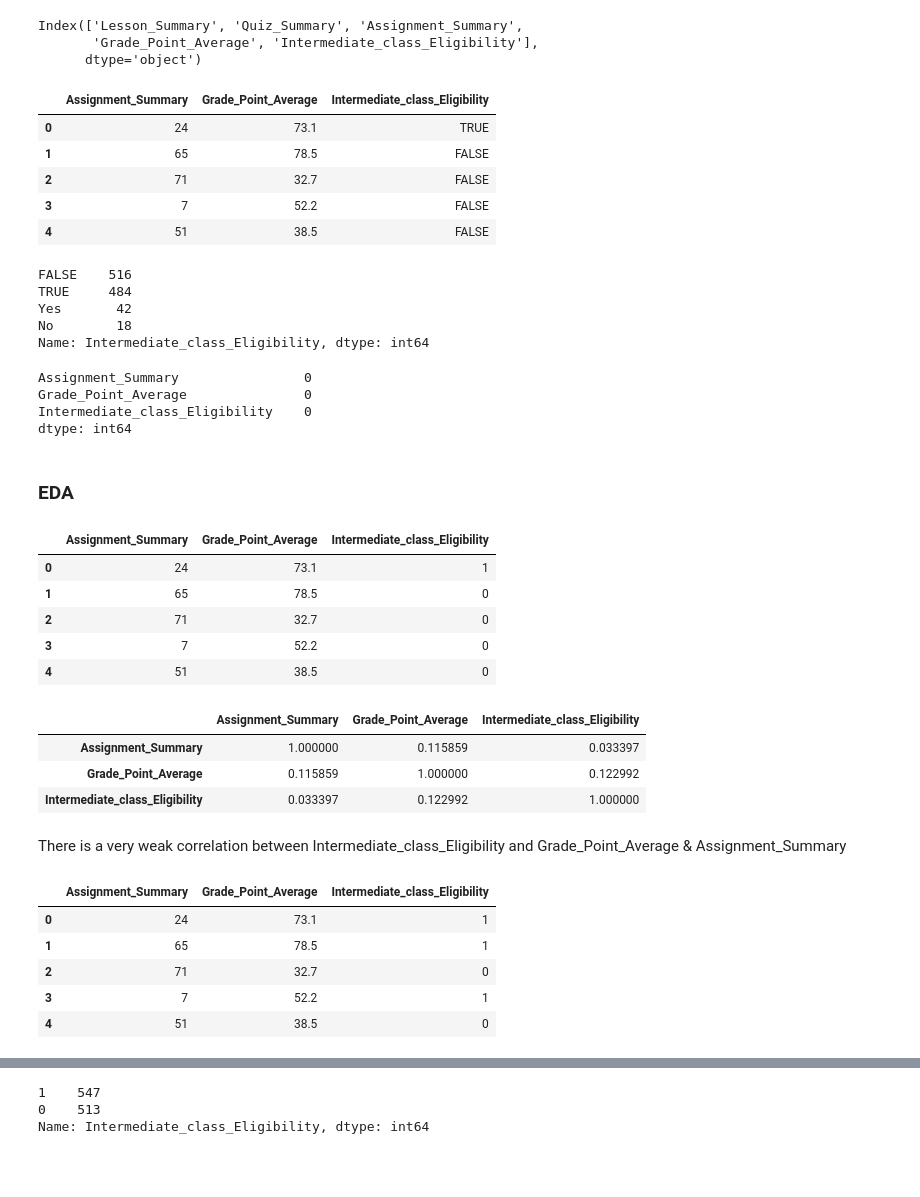
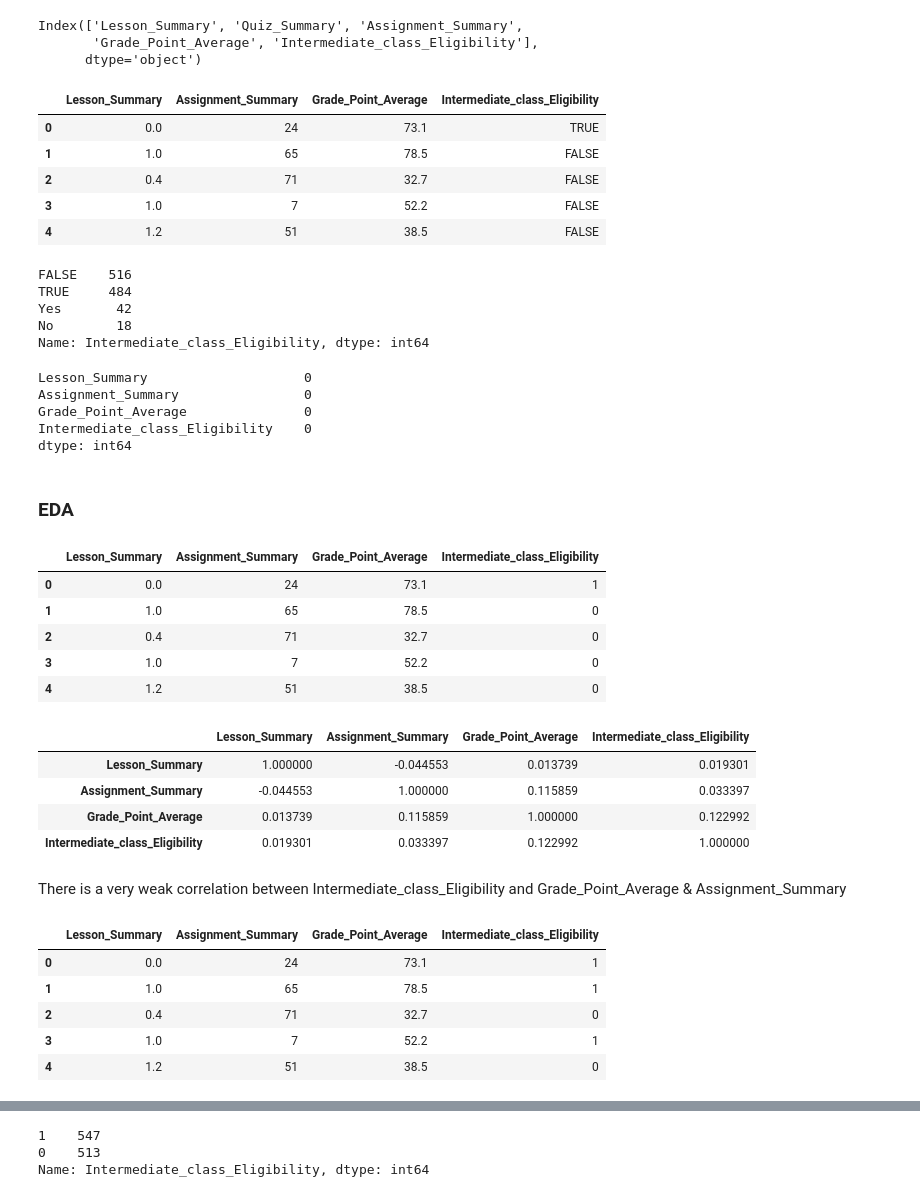
Before and after one commit to Anelawrence/citrone_classification, a Jupyter notebook: citrone_classification.ipynb, the cells around one changed output, grey strips where cells are left out. Saved outputs shown, nothing was run; the diff lists cells and outputs as text; code cells hidden in the pictures; blank space fills up the shorter version.

```diff
--- a/citrone_classification.ipynb
+++ b/citrone_classification.ipynb
@@ -52,15 +52,15 @@ Index(['Lesson_Summary', 'Quiz_Summary', 'Assignment_Summary',
       dtype='object')
 # %%
 # Remove two columns name 'Lesson_Summary', 'Quiz_Summary'
-df.drop(['Lesson_Summary', 'Quiz_Summary'], axis=1, inplace=True)
+df.drop(['Quiz_Summary'], axis=1, inplace=True)
 df.head()
 # %% [output]
-|  | Assignment_Summary | Grade_Point_Average | Intermediate_class_Eligibility |
-| 0 | 24 | 73.1 | TRUE |
-| 1 | 65 | 78.5 | FALSE |
-| 2 | 71 | 32.7 | FALSE |
-| 3 | 7 | 52.2 | FALSE |
-| 4 | 51 | 38.5 | FALSE |
+|  | Lesson_Summary | Assignment_Summary | Grade_Point_Average | Intermediate_class_Eligibility |
+| 0 | 0.0 | 24 | 73.1 | TRUE |
+| 1 | 1.0 | 65 | 78.5 | FALSE |
+| 2 | 0.4 | 71 | 32.7 | FALSE |
+| 3 | 1.0 | 7 | 52.2 | FALSE |
+| 4 | 1.2 | 51 | 38.5 | FALSE |
 # %%
 df.Intermediate_class_Eligibility.value_counts()
 # %% [output]
@@ -73,6 +73,7 @@ Name: Intermediate_class_Eligibility, dtype: int64
 #check for null values in the data
 df.isnull().sum()
 # %% [output]
+Lesson_Summary                    0
 Assignment_Summary                0
 Grade_Point_Average               0
 Intermediate_class_Eligibility    0
@@ -85,19 +86,20 @@ df['Intermediate_class_Eligibility'] = df['Intermediate_class_Eligibility'].map(
 # %%
 df.head()
 # %% [output]
-|  | Assignment_Summary | Grade_Point_Average | Intermediate_class_Eligibility |
-| 0 | 24 | 73.1 | 1 |
-| 1 | 65 | 78.5 | 0 |
-| 2 | 71 | 32.7 | 0 |
-| 3 | 7 | 52.2 | 0 |
-| 4 | 51 | 38.5 | 0 |
+|  | Lesson_Summary | Assignment_Summary | Grade_Point_Average | Intermediate_class_Eligibility |
+| 0 | 0.0 | 24 | 73.1 | 1 |
+| 1 | 1.0 | 65 | 78.5 | 0 |
+| 2 | 0.4 | 71 | 32.7 | 0 |
+| 3 | 1.0 | 7 | 52.2 | 0 |
+| 4 | 1.2 | 51 | 38.5 | 0 |
 # %%
 df.corr()
 # %% [output]
-|  | Assignment_Summary | Grade_Point_Average | Intermediate_class_Eligibility |
-| Assignment_Summary | 1.000000 | 0.115859 | 0.033397 |
-| Grade_Point_Average | 0.115859 | 1.000000 | 0.122992 |
-| Intermediate_class_Eligibility | 0.033397 | 0.122992 | 1.000000 |
+|  | Lesson_Summary | Assignment_Summary | Grade_Point_Average | Intermediate_class_Eligibility |
+| Lesson_Summary | 1.000000 | -0.044553 | 0.013739 | 0.019301 |
+| Assignment_Summary | -0.044553 | 1.000000 | 0.115859 | 0.033397 |
+| Grade_Point_Average | 0.013739 | 0.115859 | 1.000000 | 0.122992 |
+| Intermediate_class_Eligibility | 0.019301 | 0.033397 | 0.122992 | 1.000000 |
 # %% [markdown]
 There is a very weak correlation between Intermediate_class_Eligibility and Grade_Point_Average & Assignment_Summary
 # %%
@@ -115,9 +117,9 @@ df['Intermediate_class_Eligibility'] = df['Grade_Point_Average'].apply(adjust_gr
 # %%
 df.head()
 # %% [output]
-|  | Assignment_Summary | Grade_Point_Average | Intermediate_class_Eligibility |
-| 0 | 24 | 73.1 | 1 |
-| 1 | 65 | 78.5 | 1 |
-| 2 | 71 | 32.7 | 0 |
-| 3 | 7 | 52.2 | 1 |
-| 4 | 51 | 38.5 | 0 |
+|  | Lesson_Summary | Assignment_Summary | Grade_Point_Average | Intermediate_class_Eligibility |
+| 0 | 0.0 | 24 | 73.1 | 1 |
+| 1 | 1.0 | 65 | 78.5 | 1 |
+| 2 | 0.4 | 71 | 32.7 | 0 |
+| 3 | 1.0 | 7 | 52.2 | 1 |
+| 4 | 1.2 | 51 | 38.5 | 0 |
```
Also changed, not shown: parts of 30 cells of this notebook, 5 other files.
